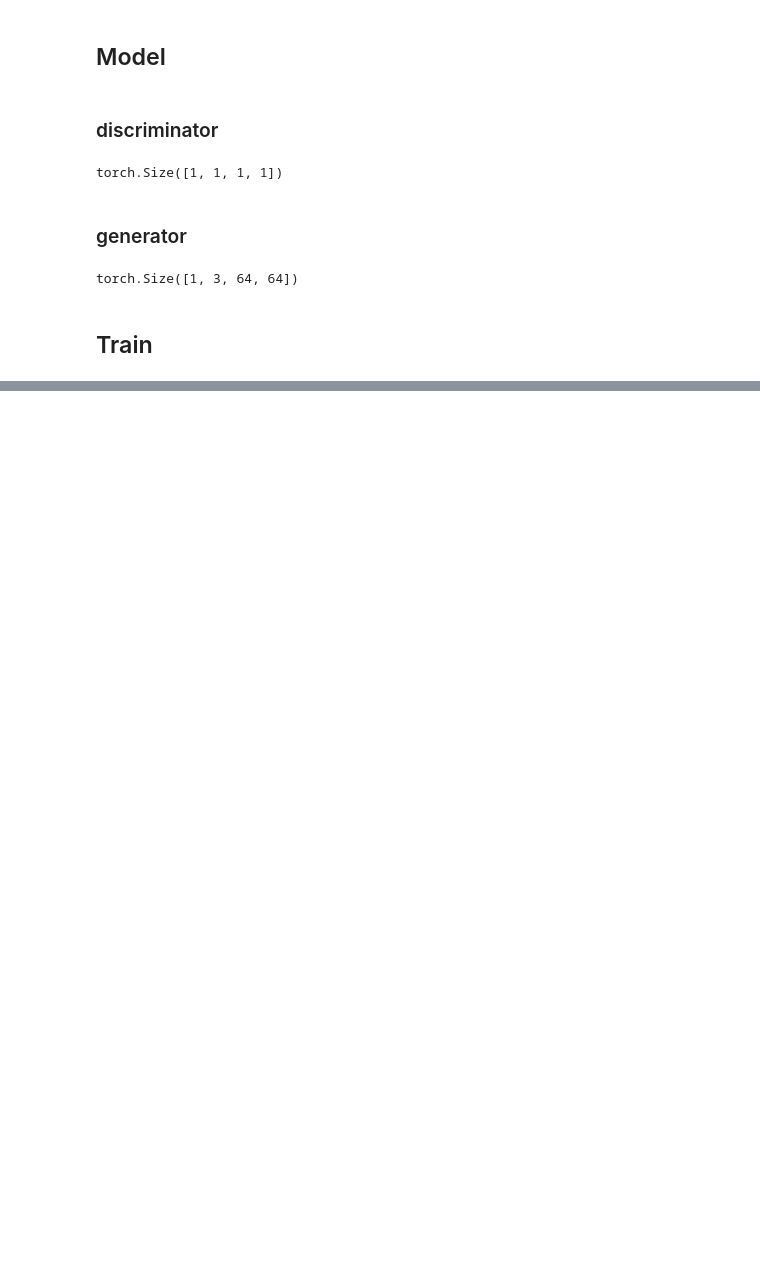
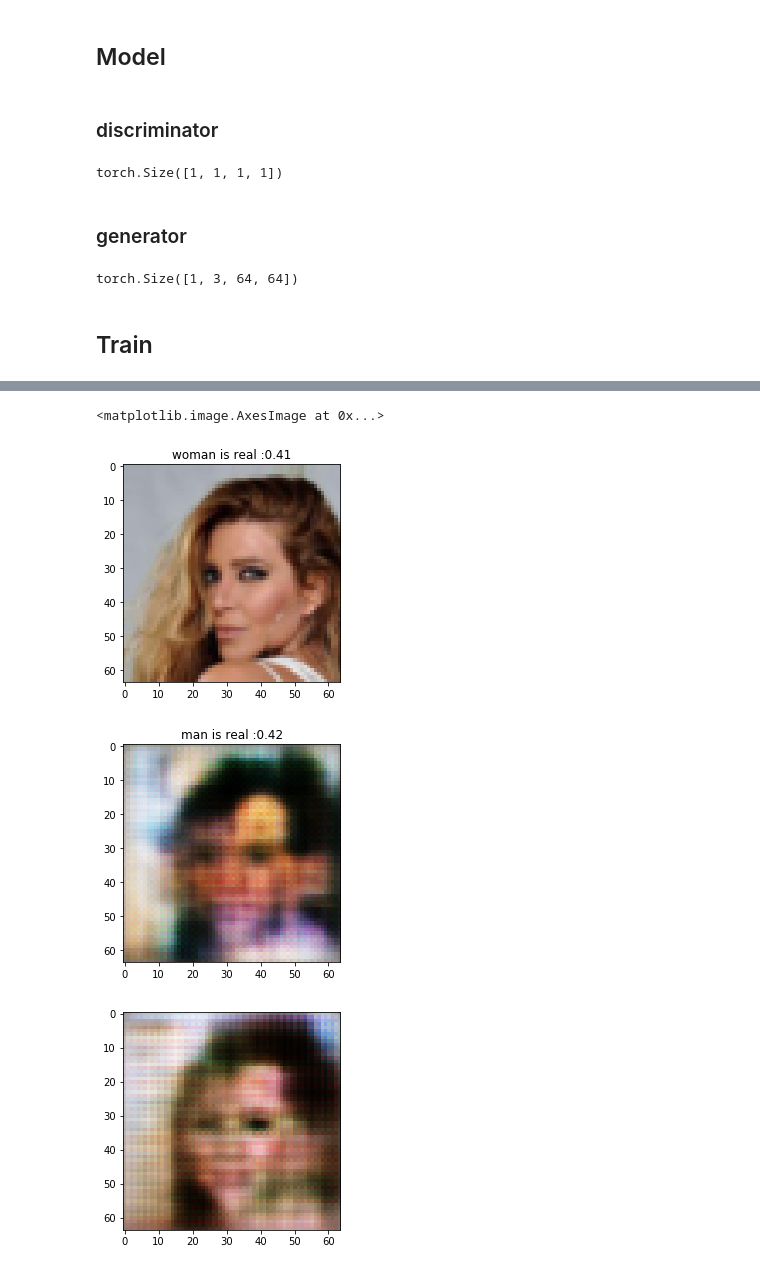
Before and after one commit to dolaameng/deeplearning-exploration, a Jupyter notebook: notebooks/pytorch_notes/USECASE - Disco GAN.ipynb, the cells around one changed output, grey strips where cells are left out. Cells and saved outputs as stored; diff of their text form; code cells hidden in the pictures; blank space fills up the shorter version.

```diff
--- a/notebooks/pytorch_notes/USECASE - Disco GAN.ipynb
+++ b/notebooks/pytorch_notes/USECASE - Disco GAN.ipynb
@@ -391,3 +399,16 @@ plt.imshow(p(woman2man.cpu().data.squeeze()))
+# %%
+plt.imshow(p(woman))
+plt.title("woman is real :%.2f"%discriminator_m(Variable(woman).cuda()[None, ...])[0].data.squeeze()[0])
+plt.figure()
+plt.imshow(p(woman2man.cpu().data.squeeze()))
+plt.title("man is real :%.2f"%discriminator_m(woman2man)[0].data.squeeze()[0])
+plt.figure()
+plt.imshow(p(generator_m2f(woman2man).data.squeeze().cpu()))
+# %% [output]
+<matplotlib.image.AxesImage at 0x...>
+[figure, added]
+[figure, added]
+[figure, added]
 # %%
 import pickle
 pickle.dump(generator_m2f.state_dict(), open("../../models/generator_m2f.pkl", "wb"))
```
Also changed, not shown: parts of 8 cells of this notebook.
